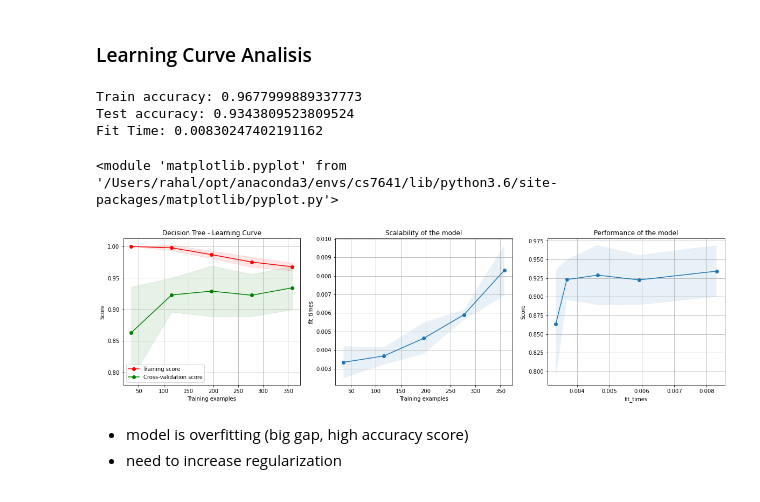
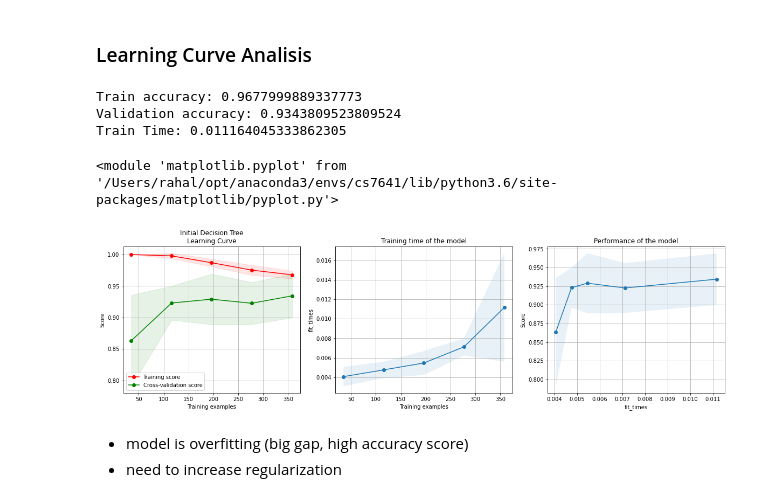
Before and after one commit to rahalrsh/supervised-learning, a Jupyter notebook: breast-cancer.ipynb, the cells around one changed output. Drawn from its saved outputs; the diff is of its cells as text; code cells hidden in the pictures.

```diff
--- a/breast-cancer.ipynb
+++ b/breast-cancer.ipynb
@@ -95,14 +95,14 @@ dtype: int64
 # %% [markdown]
 # Exploratory Data Analysis
 # %%
-fig, axes = plt.subplots(3, 4, figsize=(15,10))
+fig, axes = plt.subplots(8, 4, figsize=(15,25))
 axes = axes.flatten()
 index=0
 
 for col, val in df.items():
     sns.histplot(data=val, ax=axes[index])
     index += 1
-    if index == 12:
+    if index == 32:
         break
 
 plt.tight_layout()
@@ -257,7 +257,7 @@ def plot_learning_curve(estimator, title, X, y, axes=None, ylim=None, cv=10,
                          fit_times_mean + fit_times_std, alpha=0.1)
     axes[1].set_xlabel("Training examples")
     axes[1].set_ylabel("fit_times")
-    axes[1].set_title("Scalability of the model")
+    axes[1].set_title("Training time of the model")
 
     # Plot fit_time vs score
     axes[2].grid()
@@ -269,8 +269,8 @@ def plot_learning_curve(estimator, title, X, y, axes=None, ylim=None, cv=10,
     axes[2].set_title("Performance of the model")
 
     print("Train accuracy:", train_scores_mean[-1])
-    print("Test accuracy:", test_scores_mean[-1])
-    print("Fit Time:", fit_times_mean[-1])
+    print("Validation accuracy:", test_scores_mean[-1])
+    print("Train Time:", fit_times_mean[-1])
 
     return plt
 # %%
@@ -378,19 +378,19 @@ grid_search.best_params_
 # %%
 dt_clf = DecisionTreeClassifier(random_state=0, ccp_alpha=0.01, max_depth=10)
 
 plot_learning_curve(
     estimator=dt_clf,
-    title="Decision Tree - Learning Curve",
+    title="Initial Decision Tree\nLearning Curve",
     X=x_train,
     y=y_train,
     cv=10
 )
 # %% [output]
 Train accuracy: 0.9677999889337773
-Test accuracy: 0.9343809523809524
-Fit Time: 0.00830247402191162
+Validation accuracy: 0.9343809523809524
+Train Time: 0.011164045333862305
 <module 'matplotlib.pyplot' from '/Users/rahal/opt/anaconda3/envs/cs7641/lib/python3.6/site-packages/matplotlib/pyplot.py'>
-[figure, old version]
+[figure, new version]
 # %% [markdown]
 - model is overfitting (big gap, high accuracy score)
 - need to increase regularization
```
Also changed, not shown: parts of 33 cells of this notebook, 2 other files.
